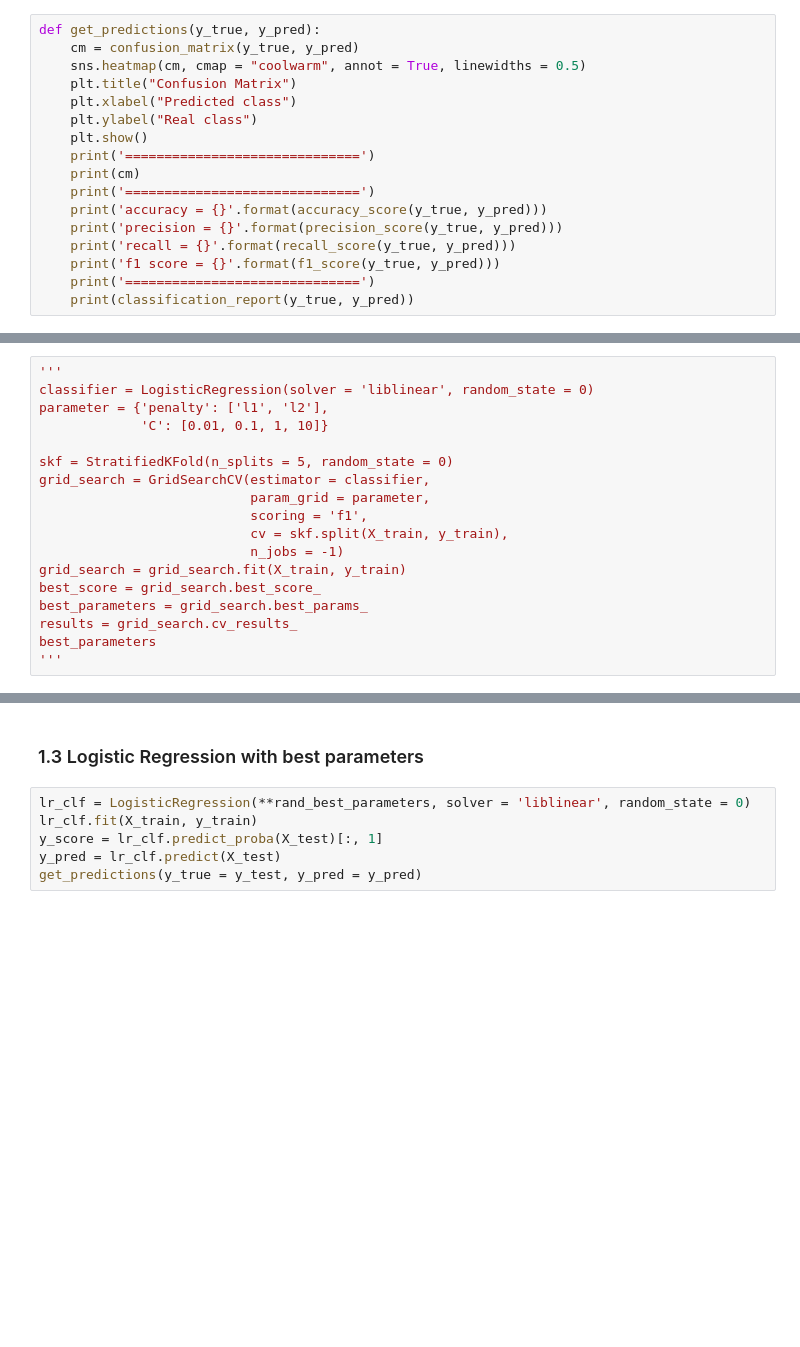
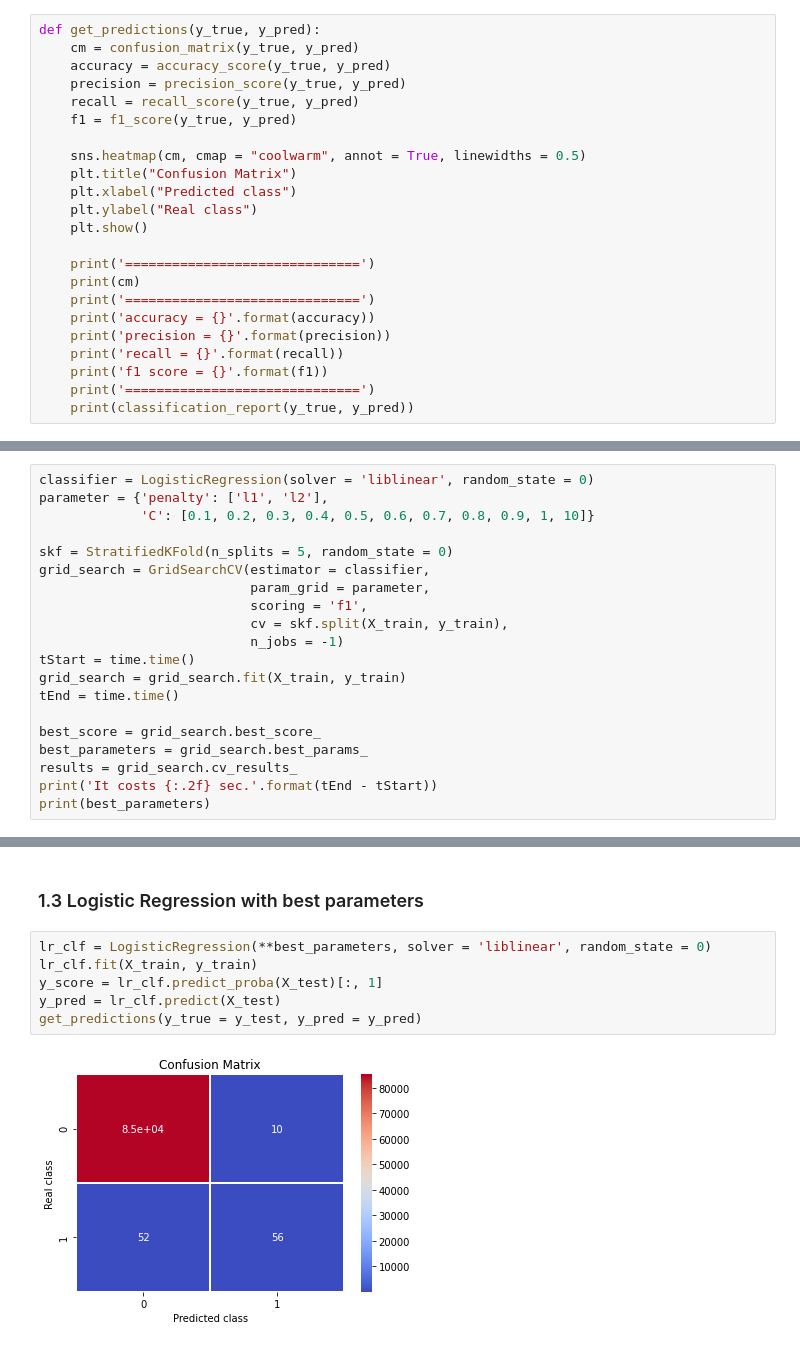
Before and after one commit to wuhong60909/Data-Analysis-Projects, a Jupyter notebook: Credit_Card_Fraud_Detection/model_LogisticRegression.ipynb, the cells around one changed output, grey strips where cells are left out. Drawn from its saved outputs; the diff is of its cells as text; blank space fills up the shorter version.

```diff
--- a/Credit_Card_Fraud_Detection/model_LogisticRegression.ipynb
+++ b/Credit_Card_Fraud_Detection/model_LogisticRegression.ipynb
@@ -45,18 +50,24 @@ def split_data(X, y):
 # %%
 def get_predictions(y_true, y_pred):
     cm = confusion_matrix(y_true, y_pred)
+    accuracy = accuracy_score(y_true, y_pred)
+    precision = precision_score(y_true, y_pred)
+    recall = recall_score(y_true, y_pred)
+    f1 = f1_score(y_true, y_pred)
+
     sns.heatmap(cm, cmap = "coolwarm", annot = True, linewidths = 0.5)
     plt.title("Confusion Matrix")
     plt.xlabel("Predicted class")
     plt.ylabel("Real class")
     plt.show()
+
     print('==============================')
     print(cm)
     print('==============================')
-    print('accuracy = {}'.format(accuracy_score(y_true, y_pred)))
-    print('precision = {}'.format(precision_score(y_true, y_pred)))
-    print('recall = {}'.format(recall_score(y_true, y_pred)))
-    print('f1 score = {}'.format(f1_score(y_true, y_pred)))
+    print('accuracy = {}'.format(accuracy))
+    print('precision = {}'.format(precision))
+    print('recall = {}'.format(recall))
+    print('f1 score = {}'.format(f1))
     print('==============================')
     print(classification_report(y_true, y_pred))
 # %% [markdown]
@@ -135,10 +146,9 @@ _, _, pr_auc_lr = C.plot_precision_recall(y_true = y_test, y_score = y_score)
 # %% [markdown]
 #### Applying ***Grid Search*** to find the best model and the best parameters
 # %%
-'''
 classifier = LogisticRegression(solver = 'liblinear', random_state = 0)
 parameter = {'penalty': ['l1', 'l2'],
-             'C': [0.01, 0.1, 1, 10]}
+             'C': [0.1, 0.2, 0.3, 0.4, 0.5, 0.6, 0.7, 0.8, 0.9, 1, 10]}
 
 skf = StratifiedKFold(n_splits = 5, random_state = 0)
 grid_search = GridSearchCV(estimator = classifier,
@@ -146,10 +156,13 @@ grid_search = GridSearchCV(estimator = classifier,
                            scoring = 'f1',
                            cv = skf.split(X_train, y_train),
                            n_jobs = -1)
+tStart = time.time()
 grid_search = grid_search.fit(X_train, y_train)
+tEnd = time.time()
+
 best_score = grid_search.best_score_
 best_parameters = grid_search.best_params_
 results = grid_search.cv_results_
-best_parameters
-'''
+print('It costs {:.2f} sec.'.format(tEnd - tStart))
+print(best_parameters)
 # %% [output]
@@ -178,8 +200,10 @@ rand_best_parameters
 # %% [markdown]
 ### 1.3 Logistic Regression with best parameters
 # %%
-lr_clf = LogisticRegression(**rand_best_parameters, solver = 'liblinear', random_state = 0)
+lr_clf = LogisticRegression(**best_parameters, solver = 'liblinear', random_state = 0)
 lr_clf.fit(X_train, y_train)
 y_score = lr_clf.predict_proba(X_test)[:, 1]
 y_pred = lr_clf.predict(X_test)
 get_predictions(y_true = y_test, y_pred = y_pred)
+# %% [output]
+[figure, added]
```
Also changed, not shown: parts of 9 cells of this notebook, 4 other files.
